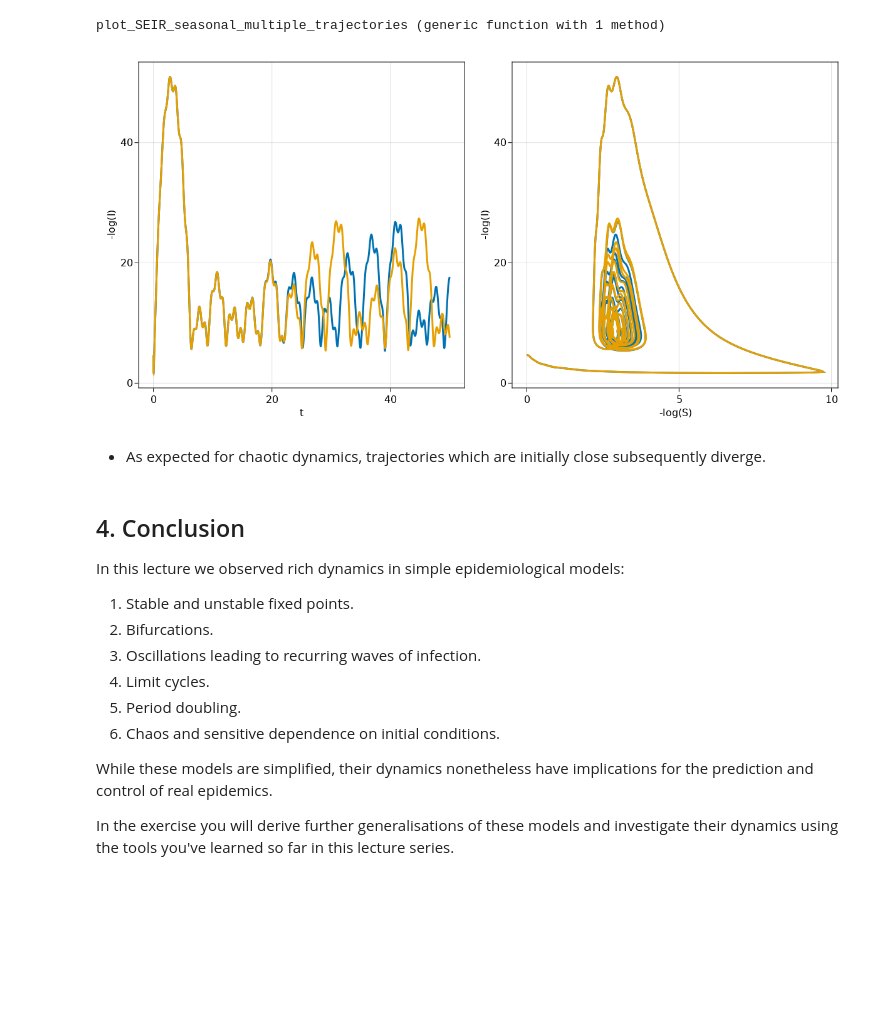
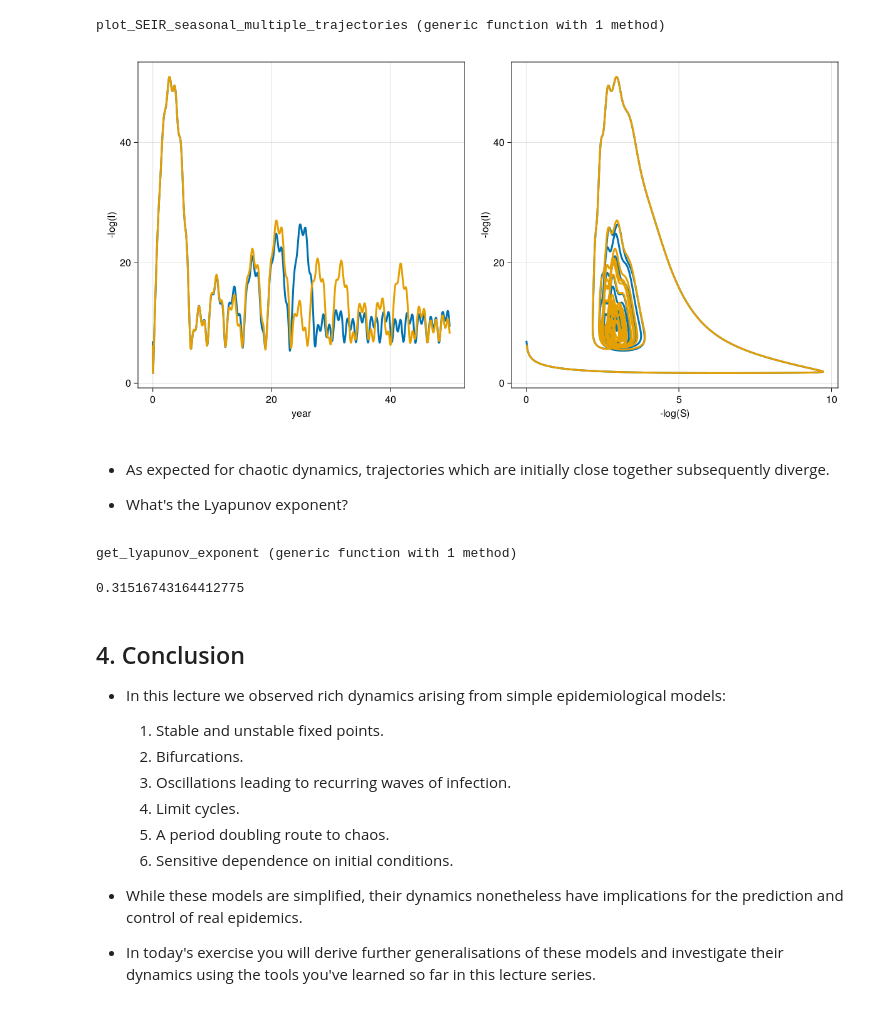
Before and after one commit to TUM-PIK-ESM/TUM-Dynamics-Lecture, a Jupyter notebook: lectures/lecture-7/lecture7_epidemiology.ipynb, the cells around one changed output. Cells and saved outputs as stored; diff of their text form; code cells hidden in the pictures; blank space fills up the shorter version.

Commit message:
Add lecture and exercise 7

```diff
--- a/lectures/lecture-7/lecture7_epidemiology.ipynb
+++ b/lectures/lecture-7/lecture7_epidemiology.ipynb
@@ -401,9 +427,9 @@ Initial conditions: S(0) = 0.99, E(0) = 0.00, I(0) = 0.01, R(0) = 0.00
 # %%
 function plot_SEIR_seasonal_multiple_trajectories(;β₁, T = 50.0, u0 = [rand(4), rand(4)])
     # Model parameters
-    μ  = 0.02
-    α  = 35.84
-    γ  = 100
+    μ = 0.02
+    α = 35.84
+    γ = 100
     β₀ = 1800
     p = [μ, α, γ, β₀, β₁]
 
@@ -411,20 +437,20 @@ function plot_SEIR_seasonal_multiple_trajectories(;β₁, T = 50.0, u0 = [rand(4
     @. u0 = u0 / sum(u0)  # Normalise so that S + E + I + R = 1
 
     # Integration parameters
-    abstol = 1e-21
-    cb = PositiveDomain(zeros(4), abstol = abstol)  # Callback to ensure the solution remains positive
+    cb = PositiveDomain(zeros(4), abstol = 1e-21)  # Callback to ensure the solution remains positive
 
     # Integration
+    tol = 1e-15
     prob_1 = ODEProblem(SEIR_seasonal!, u0[1], (0.0, T), p)
-    sol_1 = solve(prob_1, Vern9(), saveat = 0.01, abstol = abstol, callback = cb)
+    sol_1 = solve(prob_1, Vern9(), saveat = 0.01, abstol = tol, reltol = tol, callback = cb, maxiters = 1e7)
     prob_2 = ODEProblem(SEIR_seasonal!, u0[2], (0.0, T), p)
-    sol_2 = solve(prob_2, Vern9(), saveat = 0.01, abstol = abstol, callback = cb)
+    sol_2 = solve(prob_2, Vern9(), saveat = 0.01, abstol = tol, reltol = tol, callback = cb, maxiters = 1e7)
 
     # Plotting
     S1, I1 = sol_1[1, :], sol_1[3, :]
     S2, I2 = sol_2[1, :], sol_2[3, :]
     fig = Figure(resolution = (1200, 600))
-    ax1 = Axis(fig[1, 1], xlabel = "t", ylabel = "-log(I)")
+    ax1 = Axis(fig[1, 1], xlabel = "year", ylabel = "-log(I)")
     ax2 = Axis(fig[1, 2], xlabel = "-log(S)", ylabel = "-log(I)")
     lines!(ax1, sol_1.t, -1 * log.(I1), linewidth = 3, linecolor = :red)
     lines!(ax1, sol_2.t, -1 * log.(I2), linewidth = 3, linecolor = :blue)
@@ -435,26 +461,49 @@ end
 # %% [output]
 plot_SEIR_seasonal_multiple_trajectories (generic function with 1 method)
 # %%
-plot_SEIR_seasonal_multiple_trajectories(β₁ = 0.28, u0 = [[0.99, 0.0, 0.01, 0.0], [0.9899, 0.0, 0.0101, 0.0]])
+plot_SEIR_seasonal_multiple_trajectories(β₁ = 0.28, u0 = [[0.999, 0.0, 0.001, 0.0], [0.998, 0.0, 0.002, 0.0]])
 # %% [output]
-[figure, old version]
+[figure, new version]
 # %% [markdown]
-- As expected for chaotic dynamics, trajectories which are initially close subsequently diverge.
+- As expected for chaotic dynamics, trajectories which are initially close together subsequently diverge.
+
+
+- What's the Lyapunov exponent?
+# %%
+function get_lyapunov_exponent(; β₁)
+    μ = 0.02
+    α = 35.84
+    γ = 100
+    β₀ = 1800
+    p = [μ, α, γ, β₀, β₁]
+
+    ds = ContinuousDynamicalSystem(SEIR_seasonal!, [0.99, 0.0, 0.01, 0.0], p)
+
+    return lyapunov(ds, 1000.0, Ttr = 100.0, diffeq = (alg = Vern9(), abstol = 1e-15, reltol = 1e-15))
+end
+# %% [output]
+get_lyapunov_exponent (generic function with 1 method)
+# %%
+get_lyapunov_exponent(β₁ = 0.28)
+# %% [output]
+0.31516743164412775
 # %% [markdown]
 ## 4. Conclusion <a class="anchor" id="conclusion"></a>
 
-In this lecture we observed rich dynamics in simple epidemiological models:
+- In this lecture we observed rich dynamics arising from simple epidemiological models:
 
-1. Stable and unstable fixed points.
-2. Bifurcations.
-3. Oscillations leading to recurring waves of infection.
-4. Limit cycles.
-5. Period doubling.
-6. Chaos and sensitive dependence on initial conditions.
+    1. Stable and unstable fixed points.
+    2. Bifurcations.
+    3. Oscillations leading to recurring waves of infection.
+    4. Limit cycles.
+    5. A period doubling route to chaos.
+    6. Sensitive dependence on initial conditions.
 
-While these models are simplified, their dynamics nonetheless have implications for the prediction and control of real epidemics.
 
-In the exercise you will derive further generalisations of these models and investigate their dynamics using the tools you've learned so far in this lecture series.
+- While these models are simplified, their dynamics nonetheless have implications for the prediction and control of real epidemics.
+
+
+- In today's exercise you will derive further generalisations of these models and investigate their dynamics using the tools you've learned so far in this lecture series.
 # %% [markdown]
 ## 5. Further Reading <a class="anchor" id="further-reading"></a>
 1. Used in this lecture:
```
Also changed, not shown: parts of 29 cells of this notebook, 2 other files.
